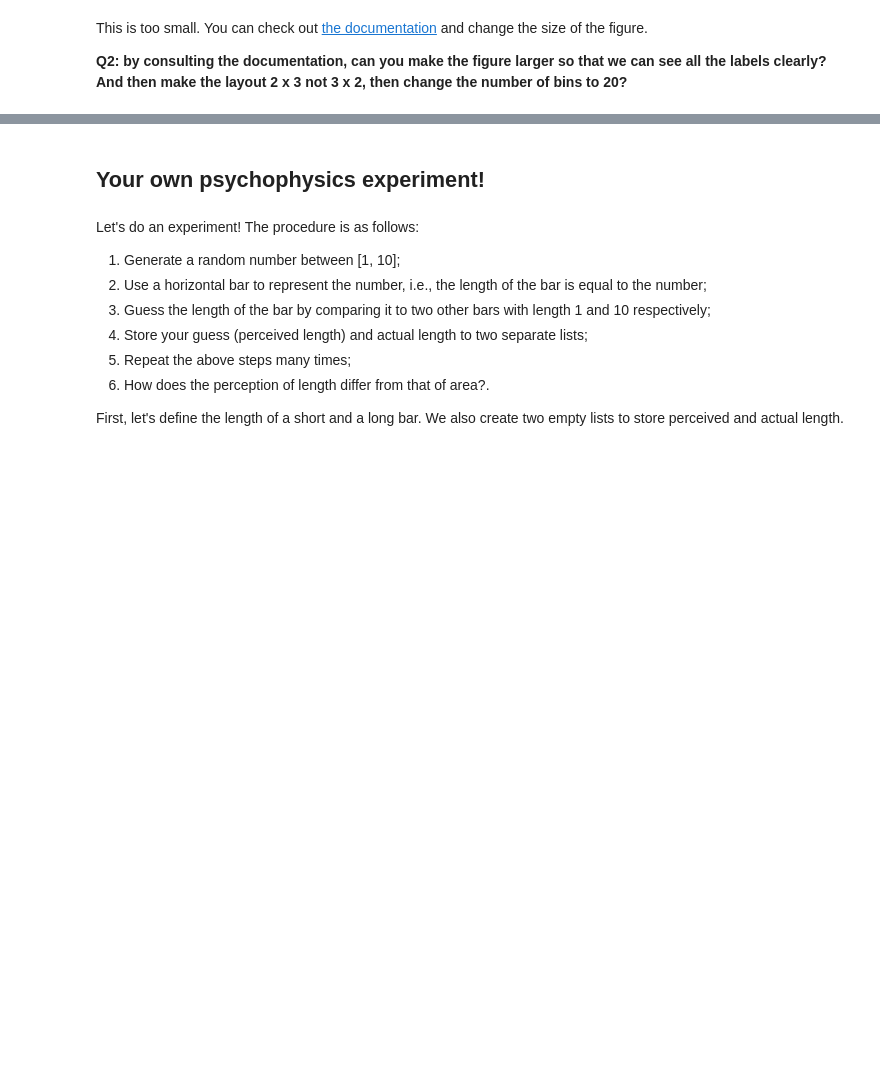
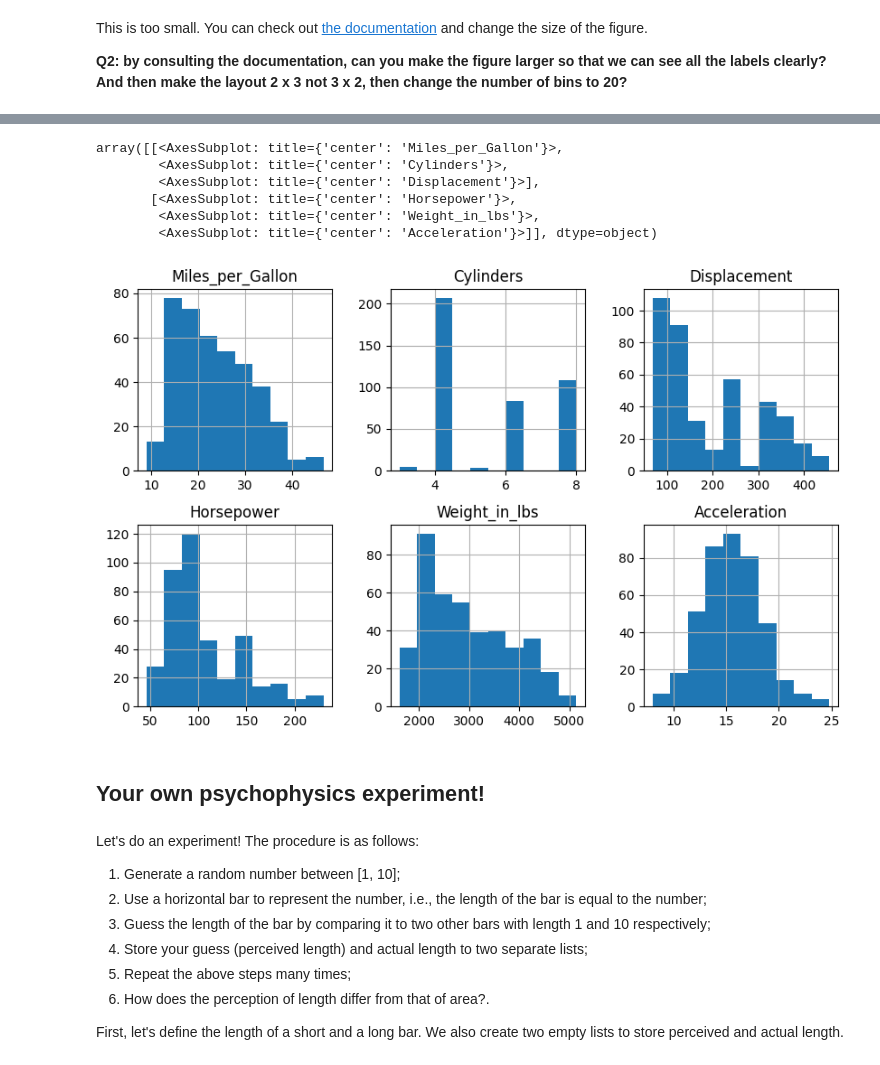
Before and after one commit to Daniele1209/Machine-Learning-Playground, a Jupyter notebook: Scientific Data Visualization/c04.ipynb, the cells around one changed output, grey strips where cells are left out. Saved outputs shown, nothing was run; the diff lists cells and outputs as text; code cells hidden in the pictures; blank space fills up the shorter version.

```diff
--- a/Scientific Data Visualization/c04.ipynb
+++ b/Scientific Data Visualization/c04.ipynb
@@ -146,3 +143,14 @@ This is too small. You can check out [the documentation](https://pandas.pydata.o
+# %%
+# TODO: put your code here
+car_df.hist(figsize=(10, 6), layout=[2, 3])
+# %% [output]
+array([[<AxesSubplot: title={'center': 'Miles_per_Gallon'}>,
+        <AxesSubplot: title={'center': 'Cylinders'}>,
+        <AxesSubplot: title={'center': 'Displacement'}>],
+       [<AxesSubplot: title={'center': 'Horsepower'}>,
+        <AxesSubplot: title={'center': 'Weight_in_lbs'}>,
+        <AxesSubplot: title={'center': 'Acceleration'}>]], dtype=object)
+[figure, added]
 # %% [markdown]
 ## Your own psychophysics experiment!
 # %% [markdown]
```
Also changed, not shown: parts of 11 cells of this notebook.
